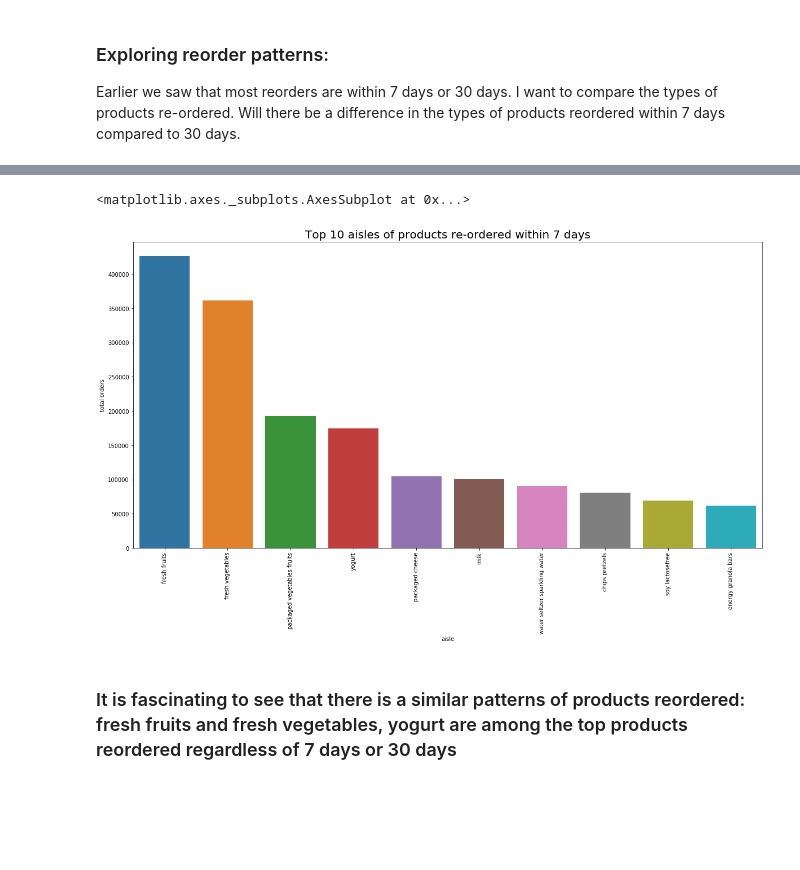
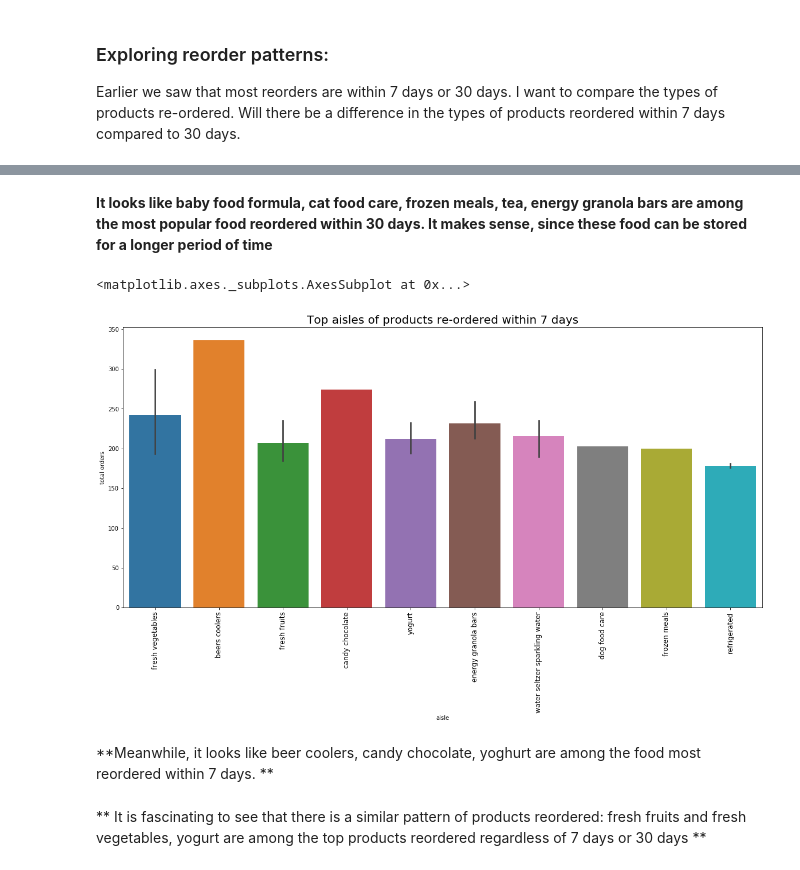
Before and after one commit to gemypham/Instacart-Market-Basket-Analysis, a Jupyter notebook: 2. Data Story .ipynb, the cells around one changed output, grey strips where cells are left out. Drawn from its saved outputs; the diff is of its cells as text; code cells hidden in the pictures; blank space fills up the shorter version.

```diff
--- a/2. Data Story .ipynb
+++ b/2. Data Story .ipynb
@@ -137,10 +148,12 @@ bsr_7=bsr[bsr['days since prior order']==7].sort_values(by='total orders', ascen
-# %%
-plt.subplots(figsize=(20,10))
-plt.xticks(rotation = 'vertical')
-plt.title('Top 10 aisles of products re-ordered within 7 days', fontsize=20)
-sns.barplot(bsr_7.aisle.head(10), bsr_7['total orders'])
-# %% [output]
-<matplotlib.axes._subplots.AxesSubplot at 0x...>
-[figure, removed]
+# %% [markdown]
+**It looks like baby food formula, cat food care, frozen meals, tea, energy granola bars are among the most popular food reordered within 30 days. It makes sense, since these food can be stored for a longer period of time**
+# %%
+## Plot top aisles of products reordered within the 7 day re-order interval
+reorder(7)
+# %% [output]
+<matplotlib.axes._subplots.AxesSubplot at 0x...>
+[figure, added]
+# %% [markdown]
+**Meanwhile, it looks like beer coolers, candy chocolate, yoghurt are among the food most reordered within 7 days. **
 # %% [markdown]
-### It is fascinating to see that there is a similar patterns of products reordered: fresh fruits and fresh vegetables, yogurt are among the top products reordered regardless of 7 days or 30 days
+** It is fascinating to see that there is a similar pattern of products reordered: fresh fruits and fresh vegetables, yogurt are among the top products reordered regardless of 7 days or 30 days **
```
Also changed, not shown: parts of 6 cells of this notebook.
